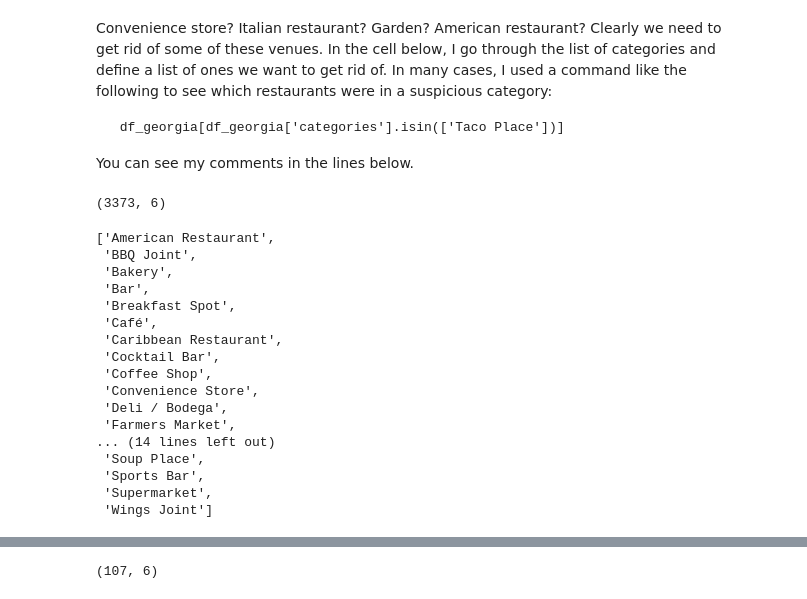
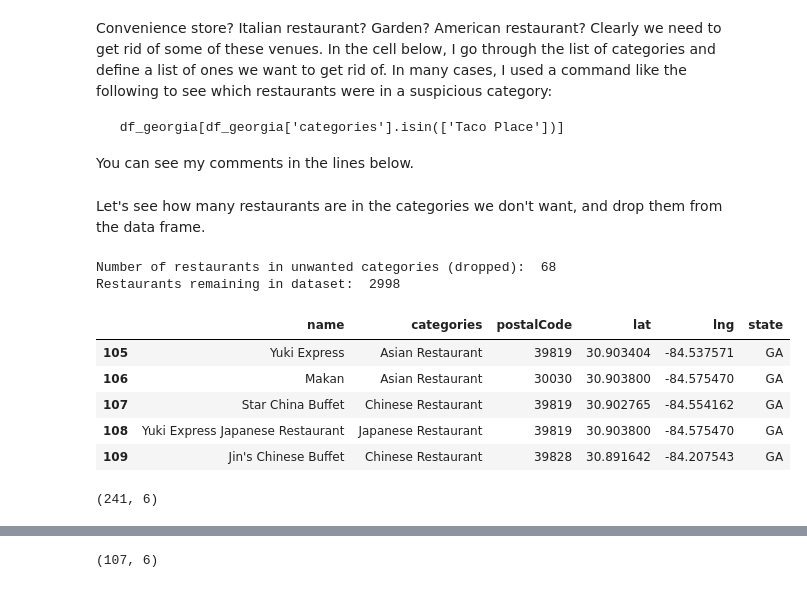
Before and after one commit to JamesDCage/Final-Week-0, a Jupyter notebook: Extracting_Data_from_Foursquare.ipynb, the cells around one changed output, grey strips where cells are left out. Cells and saved outputs as stored; diff of their text form; code cells hidden in the pictures.

Commit message:
First steps in categorizing

```diff
--- a/Extracting_Data_from_Foursquare.ipynb
+++ b/Extracting_Data_from_Foursquare.ipynb
@@ -374,28 +391,23 @@ bad_list = [ 'American Restaurant',
  # 'Vegetarian / Vegan Restaurant', # Two locations, unspecified Asian & Chinese
  # 'Vietnamese Restaurant',
  'Wings Joint']
+# %% [markdown]
+Let's see how many restaurants are in the categories we don't want, and drop them from the data frame.
+# %%
+print("Number of restaurants in unwanted categories (dropped): ", df_georgia[df_georgia['categories'].isin(bad_list)].shape[0])
+df_georgia = df_georgia[~df_georgia['categories'].isin(bad_list)]
+print("Restaurants remaining in dataset: ", df_georgia.shape[0])
+df_georgia.head()
+# %% [output]
+Number of restaurants in unwanted categories (dropped):  68
+Restaurants remaining in dataset:  2998
+|  | name | categories | postalCode | lat | lng | state |
+| 105 | Yuki Express | Asian Restaurant | 39819 | 30.903404 | -84.537571 | GA |
+| 106 | Makan | Asian Restaurant | 30030 | 30.903800 | -84.575470 | GA |
+| 107 | Star China Buffet | Chinese Restaurant | 39819 | 30.902765 | -84.554162 | GA |
+| 108 | Yuki Express Japanese Restaurant | Japanese Restaurant | 39819 | 30.903800 | -84.575470 | GA |
+| 109 | Jin's Chinese Buffet | Chinese Restaurant | 39828 | 30.891642 | -84.207543 | GA |
 # %%
-df_georgia.drop_duplicates(keep='first')
-df_georgia.shape
+df_georgia[df_georgia['categories'].isin(['Korean Restaurant'])].shape
 # %% [output]
-(3373, 6)
+(241, 6)
-# %%
-bad_list
-# %% [output]
-['American Restaurant',
- 'BBQ Joint',
- 'Bakery',
- 'Bar',
- 'Breakfast Spot',
- 'Café',
- 'Caribbean Restaurant',
- 'Cocktail Bar',
- 'Coffee Shop',
- 'Convenience Store',
- 'Deli / Bodega',
- 'Farmers Market',
-... (14 lines left out)
- 'Soup Place',
- 'Sports Bar',
- 'Supermarket',
- 'Wings Joint']
```
Also changed, not shown: parts of 14 cells of this notebook, 1 other file.
